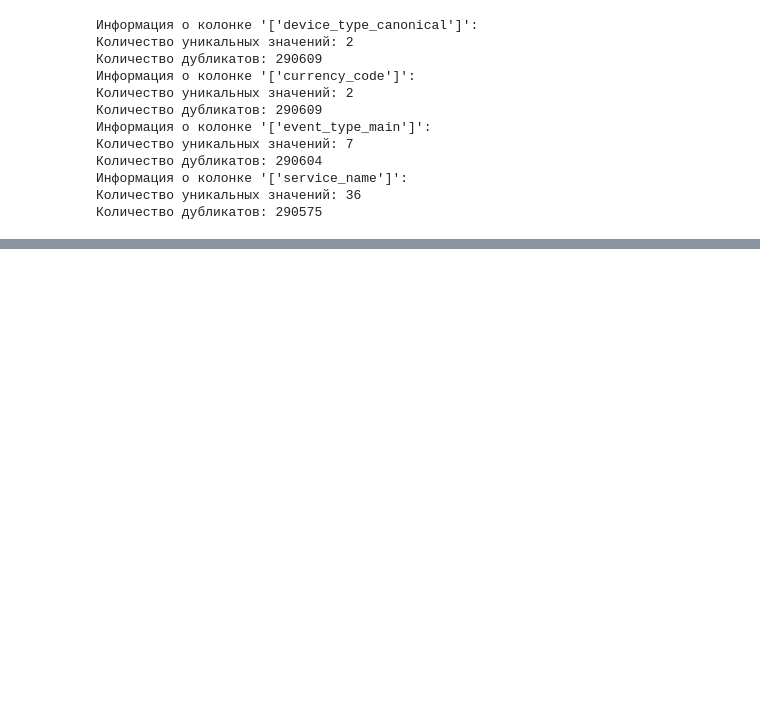
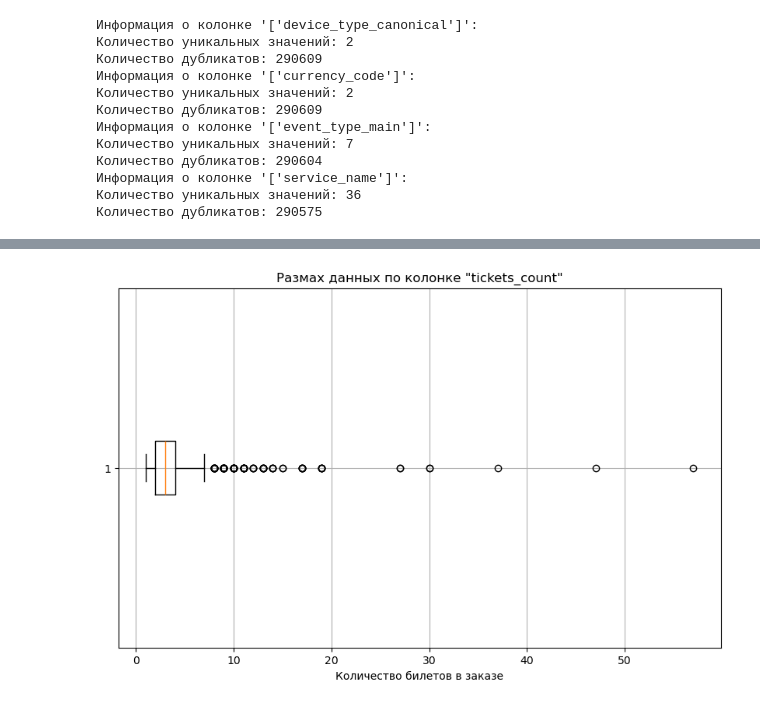
Before and after one commit to denisenkovv/homework, a Jupyter notebook: homework.ipynb, the cells around one changed output, grey strips where cells are left out. Drawn from its saved outputs; the diff is of its cells as text; code cells hidden in the pictures; blank space fills up the shorter version.

```diff
--- a/homework.ipynb
+++ b/homework.ipynb
@@ -380,0 +427,13 @@ for column in columns:
+# %%
+#Смотрим на диаграмму размаха (boxplot), для визуализации выбросов
+
+plt.figure(figsize=(10,6))
+
+plt.boxplot(df['tickets_count'], vert=False)
+plt.title('Размах данных по колонке "tickets_count"')
+plt.xlabel('Количество билетов в заказе')
+
+plt.grid(True)
+plt.show()
+# %% [output]
+[figure, added]
```
Also changed, not shown: parts of 31 cells of this notebook.
